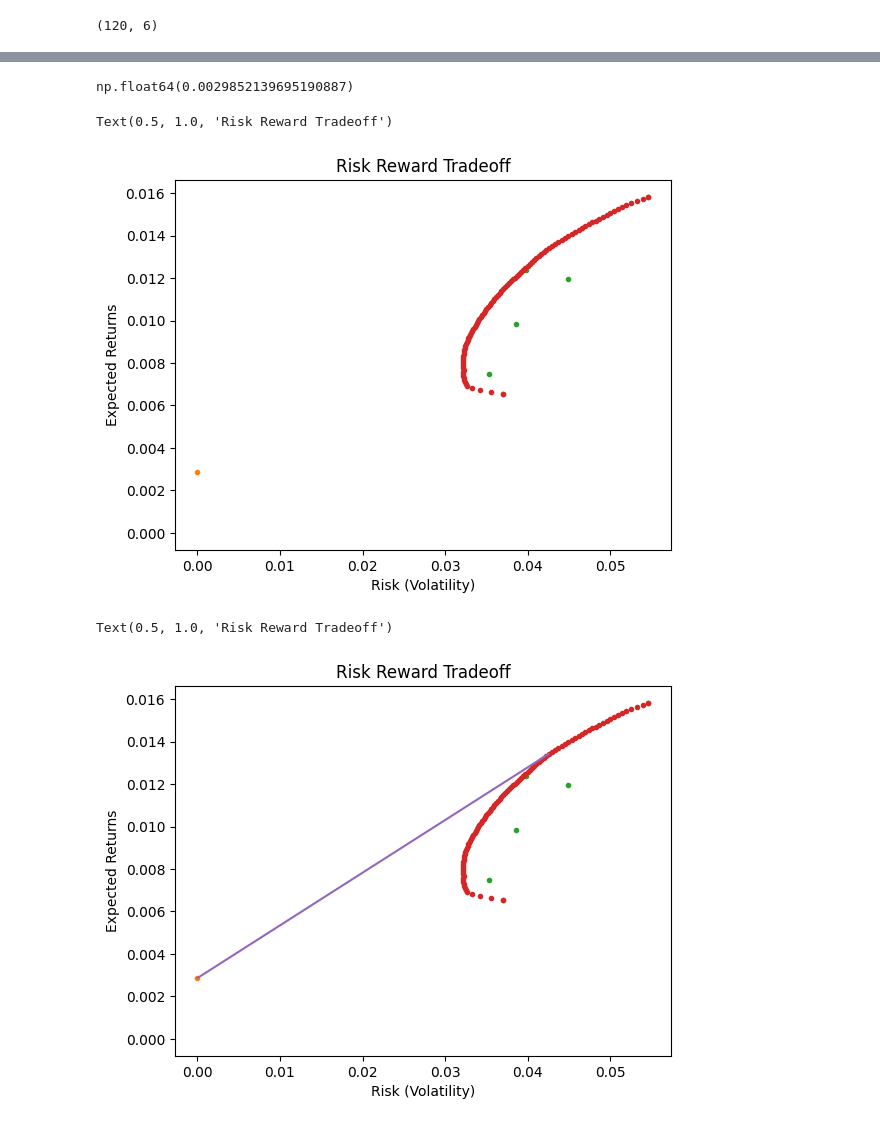
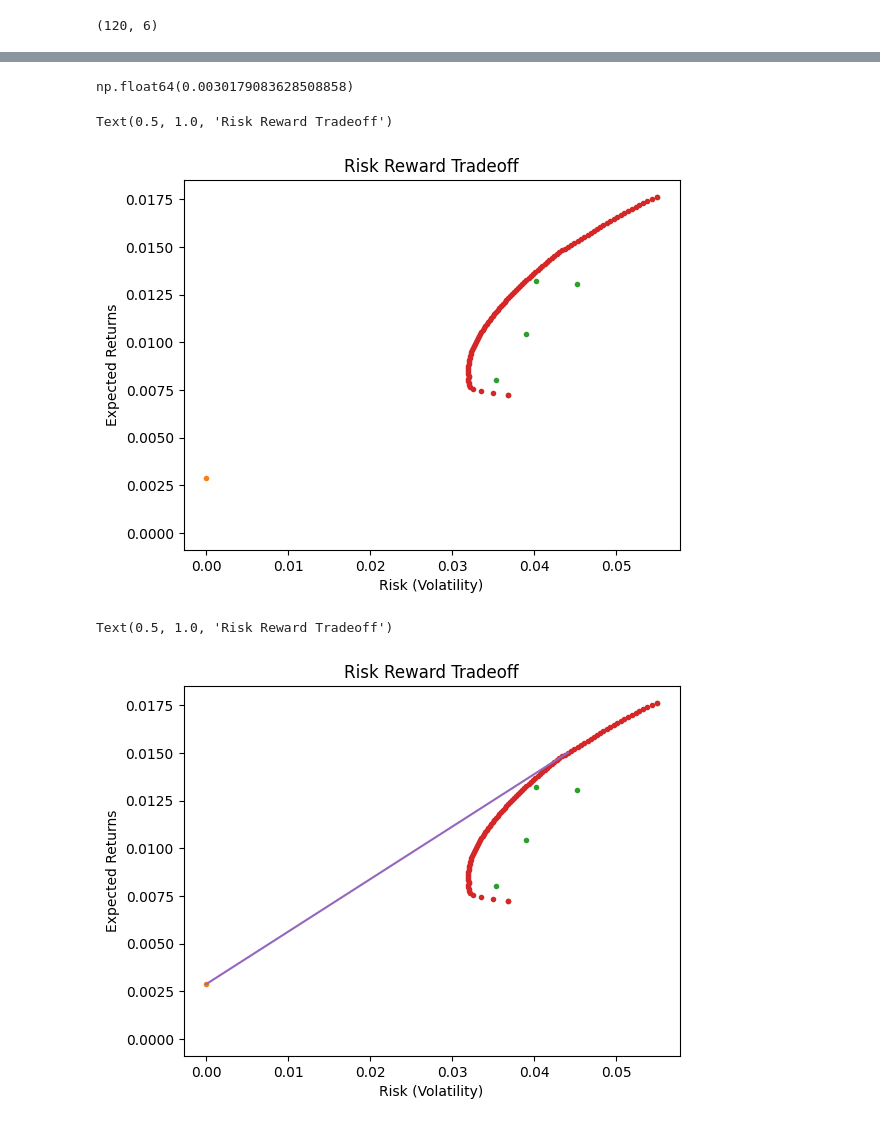
Before and after one commit to D-Malhotra/Portfolio-Theory, a Jupyter notebook: EffFront.ipynb, the cells around one changed output, grey strips where cells are left out. Cells and saved outputs as stored; diff of their text form; code cells hidden in the pictures.

```diff
--- a/EffFront.ipynb
+++ b/EffFront.ipynb
@@ -11,5 +11,6 @@ log_rate = 1/12 * np.log(1+int_rate)
 # %%
-
+tickers = ["PSRW.L", "SPLV", "XDEM.L", "IWMO.L", "XDEV.L", "QQQ"]
+#Current interest rate
 data = yf.download(tickers, period="10y", interval="1mo")
 # %% [output]
 [*********************100%***********************]  6 of 6 completed
@@ -21,8 +22,6 @@ yftickers = list(data.columns.levels[1])
 close = data["Close"].to_numpy()
 print(close.shape)
 #We only need to work with close prices as using both open and close will result in gap ups and gap downs
-#And then using log returns we have
-log_close = np.log(close)
-log_returns = log_close[1:] - log_close[:-1]
+returns = close[1:]/close[:-1] - 1
 # %% [output]
 (120, 6)
@@ -58,9 +37,9 @@ plt.show()
 # %%
 #Now we are interested in measuring correlation between these assets
 #or we can just find the covariance matrix as that will be enough
-mean_returns = np.mean(log_returns, axis=0)
-cent_returns = log_returns - mean_returns
-cov_matrix = (cent_returns.T@cent_returns)/(log_returns.shape[0]-1)
+mean_returns = np.mean(returns, axis=0)
+cent_returns = returns - mean_returns
+cov_matrix = (cent_returns.T@cent_returns)/(returns.shape[0]-1)
 volatility = [np.sqrt(cov_matrix[i,i]) for i in range(len(mean_returns))]
 # %%
 for row in cov_matrix:
@@ -106,7 +85,7 @@ for Ep in Ep_range:
 # %%
 np.dot(x_vec.x, np.dot(x_vec.x, cov_matrix))
 # %% [output]
-np.float64(0.0029852139695190887)
+np.float64(0.0030179083628508858)
 # %%
 volatility_list = []
 for Ep in Ep_range:
@@ -116,7 +95,7 @@ for Ep in Ep_range:
 
 
 plt.plot(0, 0)
-plt.plot(0, log_rate, ".")
+plt.plot(0, monthly_rate, ".")
 plt.plot([np.sqrt(cov_matrix[i,i]) for i in range(len(mean_returns))], mean_returns, ".")
 plt.plot(volatility_list, Ep_range, ".")
 plt.xlabel("Risk (Volatility)")
@@ -124,32 +103,32 @@ plt.ylabel("Expected Returns")
 plt.title("Risk Reward Tradeoff")
 # %% [output]
 Text(0.5, 1.0, 'Risk Reward Tradeoff')
-[figure, old version]
+[figure, new version]
 # %%
 #Now we need to find the capital market line,
 #this is the point where the risk free rate (for me im using the savings rate)
 #is tangential to the Efficient Frontier.
 #This is equivalent to maximising the sharpe ratio:
 
-Sharpe = (Ep_range - log_rate)/volatility_list
+Sharpe = (Ep_range - monthly_rate)/volatility_list
 Market_potfolio = np.argmax(Sharpe)
 # %%
 #Capital Market Line
 x_vals = [0, volatility_list[Market_potfolio]]
-y_vals = [log_rate, Ep_range[Market_potfolio]]
+y_vals = [monthly_rate, Ep_range[Market_potfolio]]
 
 
 plt.plot(0, 0)
-plt.plot(0, log_rate, ".")
+plt.plot(0, monthly_rate, ".")
 plt.plot([np.sqrt(cov_matrix[i,i]) for i in range(len(mean_returns))], mean_returns, ".")
 plt.plot(volatility_list, Ep_range, ".")
 plt.plot(x_vals, y_vals)
 plt.xlabel("Risk (Volatility)")
 plt.ylabel("Expected Returns")
 plt.title("Risk Reward Tradeoff")
 # %% [output]
 Text(0.5, 1.0, 'Risk Reward Tradeoff')
-[figure, old version]
+[figure, new version]
 # %%
 Market_potfolio_x = Optimal_portfolios[Ep_range[Market_potfolio]]
 Market_potfolio_x
```
Also changed, not shown: parts of 7 cells of this notebook.
